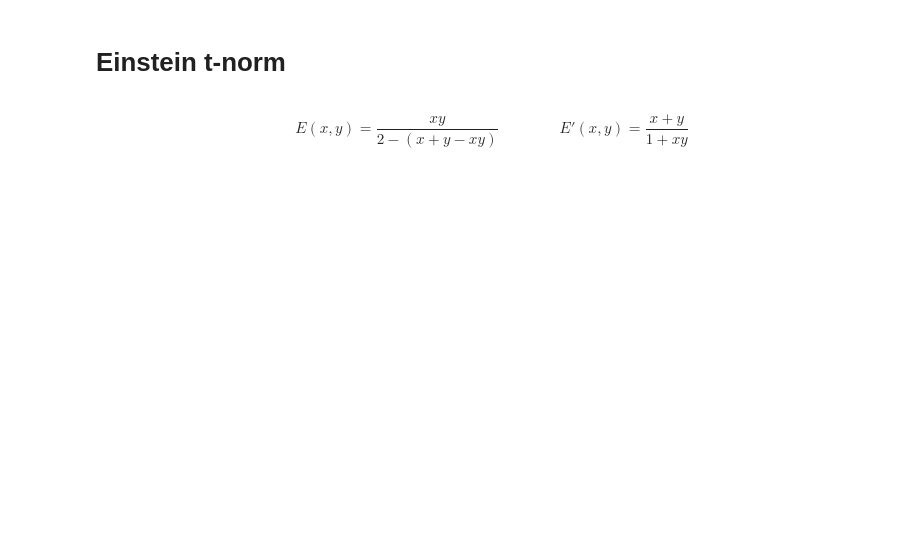
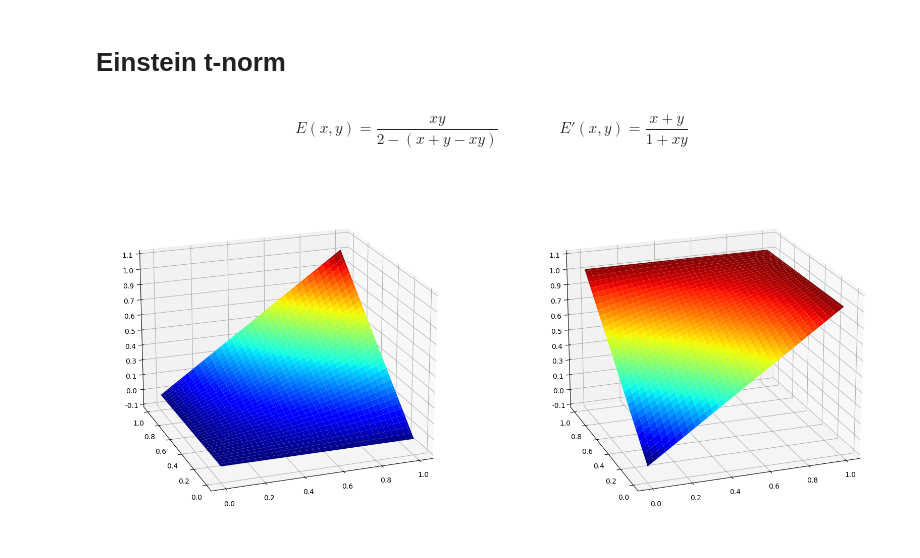
Before and after one commit to DonChaka/MSI, a Jupyter notebook: Najczęściej stosowane t-normy.ipynb, the cells around one changed output. Drawn from its saved outputs; the diff is of its cells as text; code cells hidden in the pictures; blank space fills up the shorter version.

```diff
--- a/Najczęściej stosowane t-normy.ipynb
+++ b/Najczęściej stosowane t-normy.ipynb
@@ -89,7 +91,9 @@ E(x,y)=\frac{xy}{2-(x+y-xy)}     \quad\quad\quad\quad     E'(x,y)=\frac{x+y}{1+x
 \end{equation*}
 # %%
 def einstein_t(x,y):
-    pass
+    return x * y / (2 - (x + y - x * y))
 def einstein_s(x,y):
-    pass
-#plotNorms(einstein_t,einstein_s)
+    return (x + y) / (1 + x * y)
+plotNorms(einstein_t,einstein_s)
+# %% [output]
+[figure, added]
```
Also changed, not shown: parts of 6 cells of this notebook, 2 other files.
